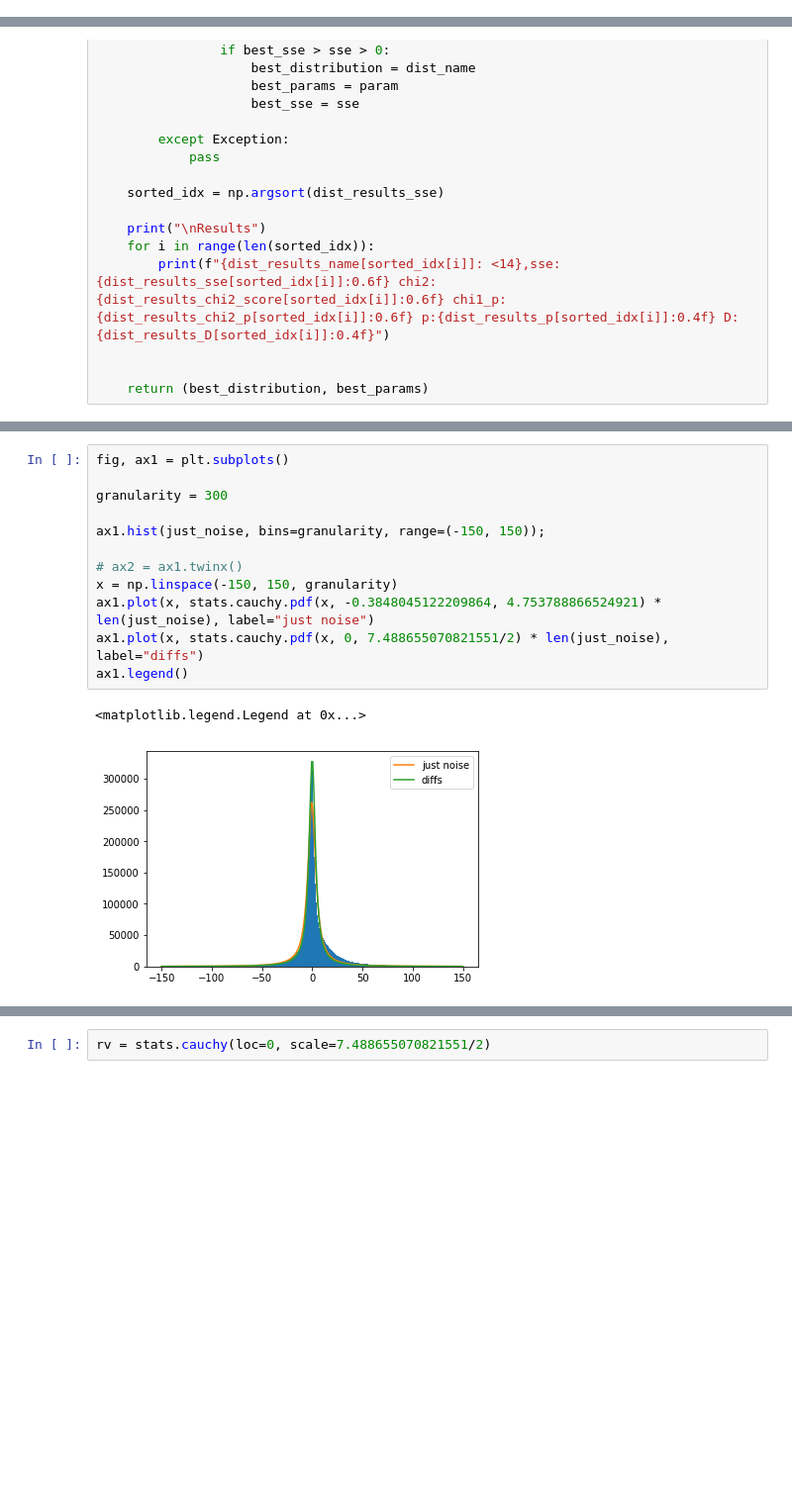
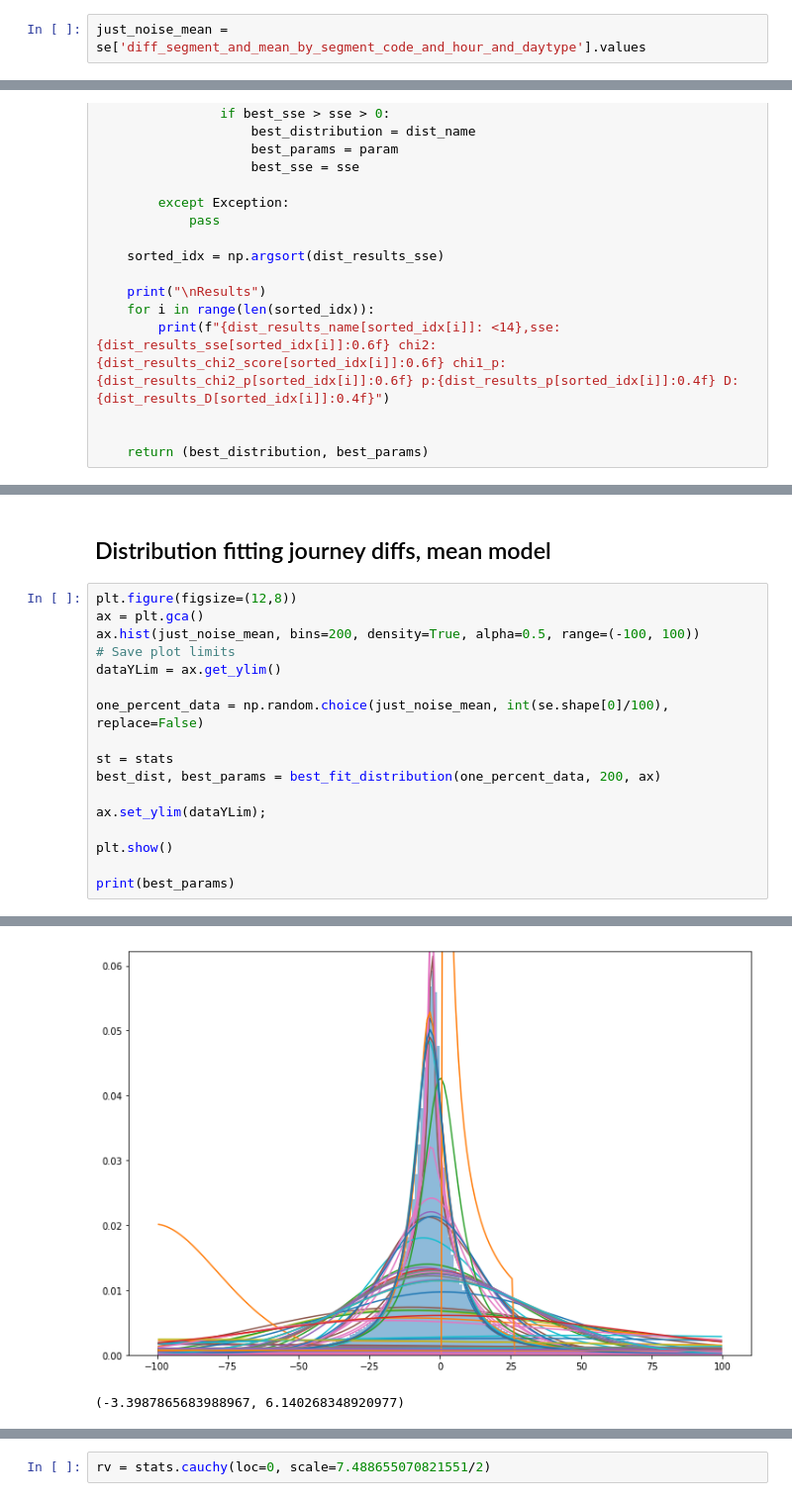
Before and after one commit to gingertom/buses, a Jupyter notebook: Data Exploration/Analytic determination of noise.ipynb, the cells around one changed output, grey strips where cells are left out. Shown at 99% size. Drawn from its saved outputs; the diff is of its cells as text; blank space fills up the shorter version.

```diff
--- a/Data Exploration/Analytic determination of noise.ipynb
+++ b/Data Exploration/Analytic determination of noise.ipynb
@@ -399 +526,3 @@ just_noise = se['segment_duration'] - se['median_durations_by_segment_code_and_h
+# %%
+just_noise_mean = se['diff_segment_and_mean_by_segment_code_and_hour_and_daytype'].values
 # %%
@@ -536,15 +669,20 @@ best_params
-# %%
-fig, ax1 = plt.subplots()
-
-granularity = 300
-
-ax1.hist(just_noise, bins=granularity, range=(-150, 150));
-
-# ax2 = ax1.twinx()
-x = np.linspace(-150, 150, granularity)
-ax1.plot(x, stats.cauchy.pdf(x, -0.3848045122209864, 4.753788866524921) * len(just_noise), label="just noise")
-ax1.plot(x, stats.cauchy.pdf(x, 0, 7.488655070821551/2) * len(just_noise), label="diffs")
-ax1.legend()
-# %% [output]
-<matplotlib.legend.Legend at 0x...>
-[figure, removed]
+# %% [markdown]
+## Distribution fitting journey diffs, mean model
+# %%
+plt.figure(figsize=(12,8))
+ax = plt.gca()
+ax.hist(just_noise_mean, bins=200, density=True, alpha=0.5, range=(-100, 100))
+# Save plot limits
+dataYLim = ax.get_ylim()
+
+one_percent_data = np.random.choice(just_noise_mean, int(se.shape[0]/100), replace=False)
+
+st = stats
+best_dist, best_params = best_fit_distribution(one_percent_data, 200, ax)
+
+ax.set_ylim(dataYLim);
+
+plt.show()
+
+print(best_params)
+# %% [output]
@@ -550,0 +706,2 @@ ax1.legend()
+[figure, added]
+(-3.3987865683988967, 6.140268348920977)
```
Also changed, not shown: parts of 88 cells of this notebook.
